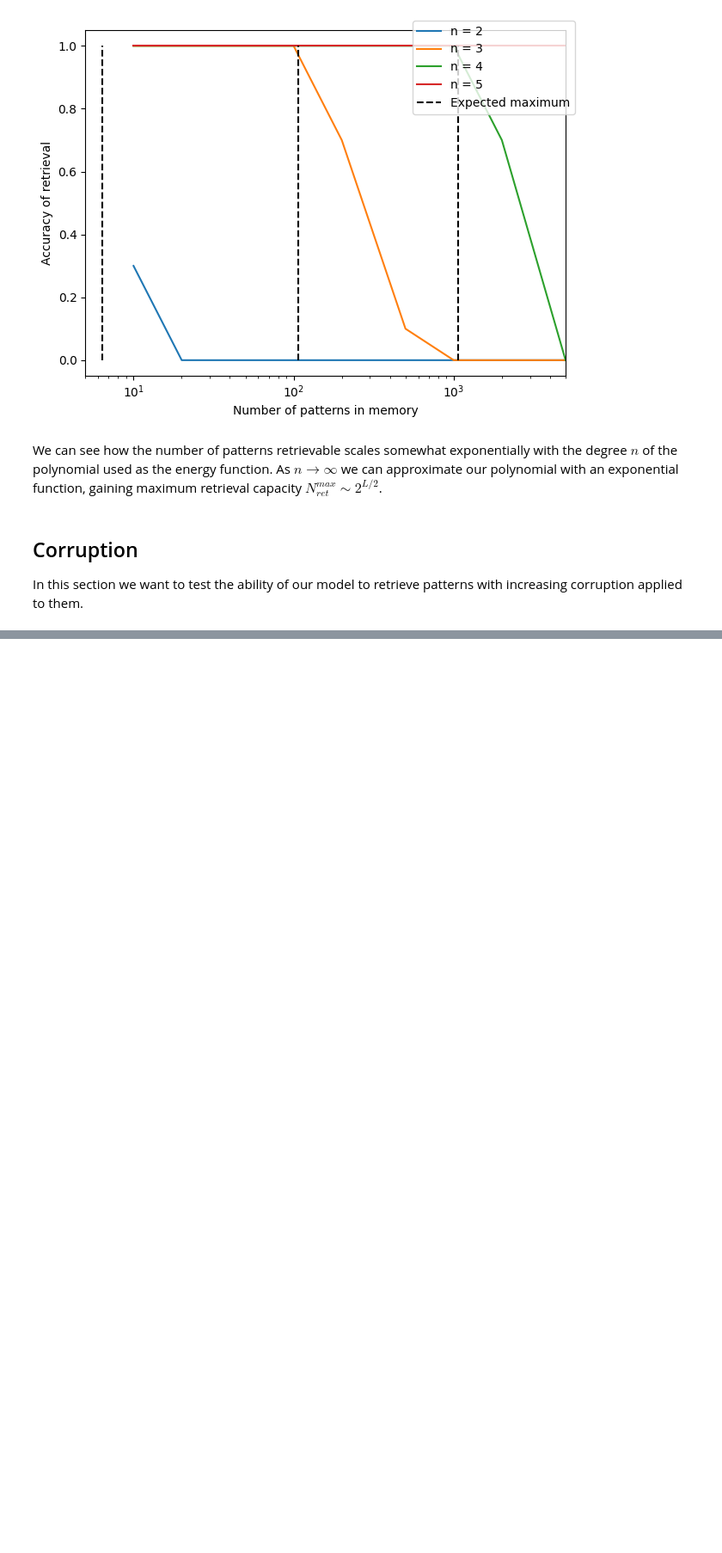
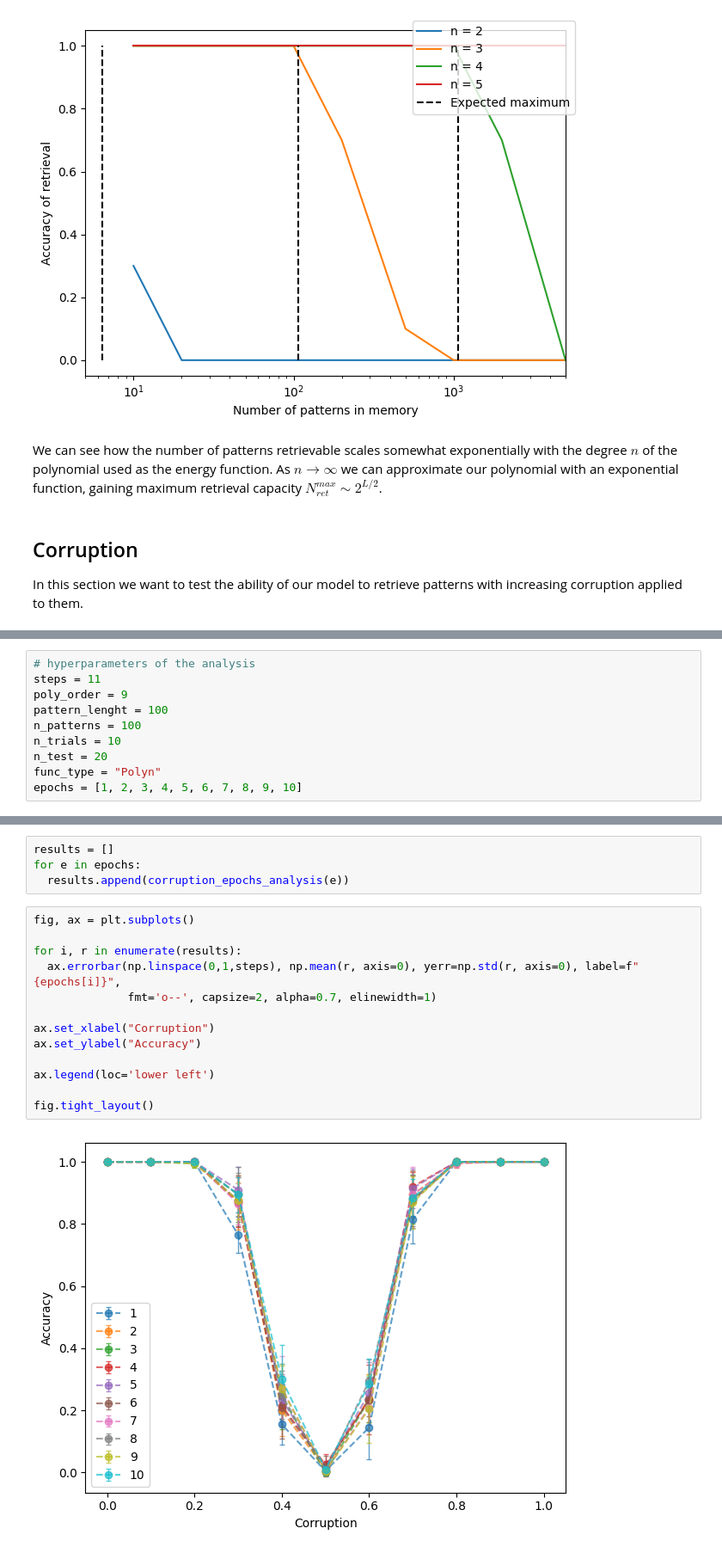
Before and after one commit to edoardo-damore/hopfield_model_and_data_reconstruction, a Jupyter notebook: 3_modern_hopfield.ipynb, the cells around one changed output, grey strips where cells are left out. Shown at 86% size. Drawn from its saved outputs; the diff is of its cells as text; blank space fills up the shorter version.

```diff
--- a/3_modern_hopfield.ipynb
+++ b/3_modern_hopfield.ipynb
@@ -211,0 +211,10 @@ fig.tight_layout()
+# %%
+# hyperparameters of the analysis
+steps = 11
+poly_order = 9
+pattern_lenght = 100
+n_patterns = 100
+n_trials = 10
+n_test = 20
+func_type = "Polyn"
+epochs = [1, 2, 3, 4, 5, 6, 7, 8, 9, 10]
@@ -211,0 +252,19 @@ fig.tight_layout()
+# %%
+results = []
+for e in epochs:
+  results.append(corruption_epochs_analysis(e))
+# %%
+fig, ax = plt.subplots()
+
+for i, r in enumerate(results):
+  ax.errorbar(np.linspace(0,1,steps), np.mean(r, axis=0), yerr=np.std(r, axis=0), label=f"{epochs[i]}",
+              fmt='o--', capsize=2, alpha=0.7, elinewidth=1)
+
+ax.set_xlabel("Corruption")
+ax.set_ylabel("Accuracy")
+
+ax.legend(loc='lower left')
+
+fig.tight_layout()
+# %% [output]
+[figure, added]
```
Also changed, not shown: parts of 14 cells of this notebook.
